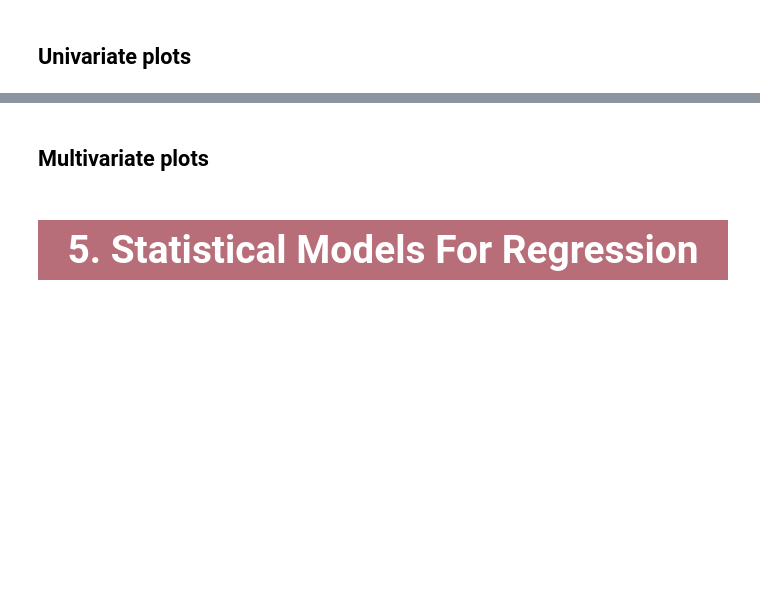
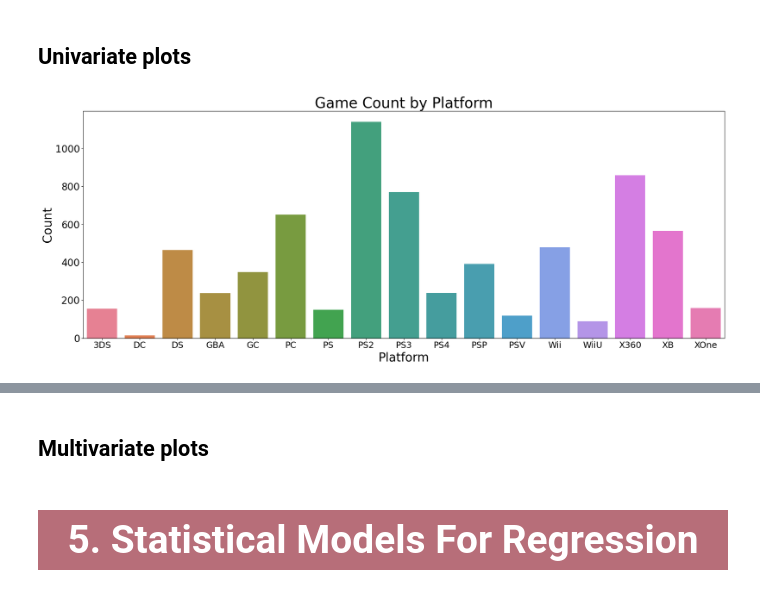
Before and after one commit to Assyl99/RR_project, a Jupyter notebook: Regression_Video_Games.ipynb, the cells around one changed output, grey strips where cells are left out. Saved outputs shown, nothing was run; the diff lists cells and outputs as text; code cells hidden in the pictures; blank space fills up the shorter version.

Commit message:
Complete Univariate plots section for visualization

```diff
--- a/Regression_Video_Games.ipynb
+++ b/Regression_Video_Games.ipynb
@@ -164,0 +167,3 @@ vgsales.to_csv('Data/vgsales_cleaned.csv')
+# %%
+# Load clean dataset
+df = pd.read_csv('Data/vgsales_cleaned.csv')
@@ -165,2 +179,27 @@ vgsales.to_csv('Data/vgsales_cleaned.csv')
 # %% [markdown]
 ## Univariate plots
+# %%
+# Function to control figure size - not nessesary but used for visual similarity
+def fig(width, height):
+    plt.figure(figsize=(width, height))
+# %%
+fig(20, 8)
+
+# for easier visual comparison to original
+platform_order = ['3DS', 'DC', 'DS', 'GBA', 'GC', 'PC', 'PS', 'PS2', 'PS3',
+                  'PS4', 'PSP', 'PSV', 'Wii', 'WiiU', 'X360', 'XB', 'XOne']
+
+df['Platform'] = pd.Categorical(df['Platform'], categories=platform_order, ordered=True)
+
+palette = sns.color_palette('husl', n_colors=len(platform_order))
+Platform_bar = sns.countplot(data=df, x='Platform', order=platform_order, palette=palette)
+Platform_bar.set_title("Game Count by Platform", fontsize=30)
+Platform_bar.set_xlabel("Platform", fontsize=25)
+Platform_bar.set_ylabel("Count", fontsize=25)
+Platform_bar.tick_params(axis='x', labelsize=18)
+Platform_bar.tick_params(axis='y', labelsize=20)
+
+plt.tight_layout()
+plt.show()
+# %% [output]
+[figure, added]
```
Also changed, not shown: parts of 17 cells of this notebook.
